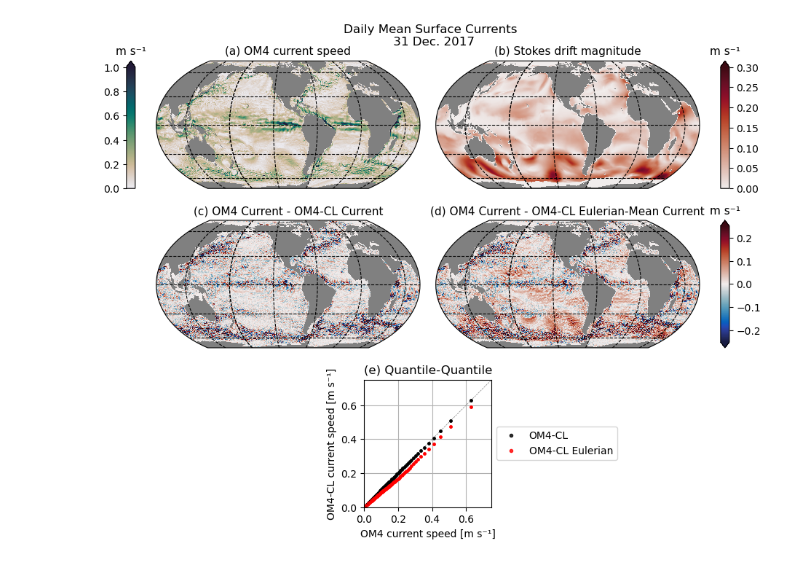
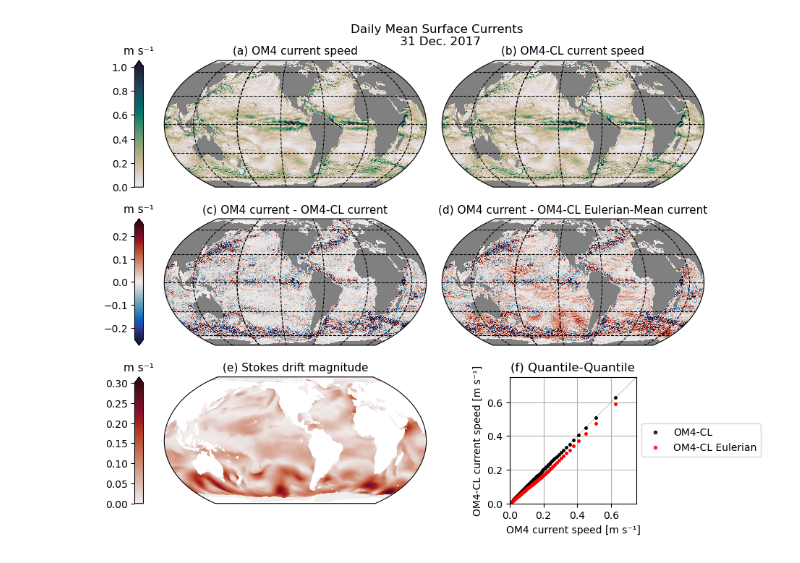
Before and after one commit to breichl/MOM6CL-Figures, a Jupyter notebook: OM4_Current_Differences_snapshot.ipynb, the cells around one changed output. Cells and saved outputs as stored; diff of their text form; code cells hidden in the pictures.

Commit message:
add OM4-CL current panel

```diff
--- a/OM4_Current_Differences_snapshot.ipynb
+++ b/OM4_Current_Differences_snapshot.ipynb
@@ -16,20 +17,20 @@ fig=plt.figure(figsize=(12, 7))
 
 projection = ccrs.EqualEarth(central_longitude=-100.0)
 
-ax1 = fig.add_axes([0.06, 0.5+3*0.25/4, D1, D2], projection=projection)
-ax2 = fig.add_axes([0.38, 3*0.25/4+0.5, D1, D2], projection=projection)
-ax3 = fig.add_axes([0.06, 0.25+0.25/2, D1, D2], projection=projection)
+ax1 = fig.add_axes([0.06, 3*0.25/4+0.50, D1, D2], projection=projection)
+ax2 = fig.add_axes([0.38, 3*0.25/4+0.50, D1, D2], projection=projection)
+ax3 = fig.add_axes([0.06, 2*0.25/4+0.25, D1, D2], projection=projection)
 ax4 = fig.add_axes([0.38, 2*0.25/4+0.25, D1, D2], projection=projection)
-ax5 = fig.add_axes([0.22, 0.25/4, D1, D2])
-ax5.set_aspect('equal')
+ax5 = fig.add_axes([0.06, 1*0.25/4+0.00, D1, D2], projection=projection)
+ax6 = fig.add_axes([0.38, 1*0.25/4+0.00, D1, D2])
+ax6.set_aspect('equal')
 
-axcb1 = fig.add_axes([0.15, 0.5+3*0.25/4, 0.01, D2])
-axcb2 = fig.add_axes([0.83, 0.5+3*0.25/4, 0.01, D2])
-axcb3 = fig.add_axes([0.83, 0.25+0.25/2, 0.01, D2])
+axcb1 = fig.add_axes([0.15, 0.50+3*0.25/4, 0.01, D2])
+axcb2 = fig.add_axes([0.15, 0.25+2*0.25/4, 0.01, D2])
+axcb3 = fig.add_axes([0.15, 0.00+1*0.25/4, 0.01, D2])
 
 cmap = cmocean.cm.rain
 cmap.set_bad(alpha=0)
-
 
 ax=ax1
 p1 = Snap.OM4_Umag.plot(x='geolon', y='geolat',
@@ -46,29 +47,20 @@ ax.set_title('(a) OM4 current speed', fontsize=11)
 
 cb = plt.colorbar(p1, cax=axcb1, orientation='vertical', extend='max')
 cb.ax.set_title(r'm s⁻¹', fontsize=11)
-axcb1.yaxis.set_ticks_position('left')
-axcb1.yaxis.set_label_position('left')
 
 
 ax=ax2
+p2 = Snap.OM4CL_Umag.plot(x='geolon', y='geolat',
+                          vmin=0., vmax=1, cmap=cmap,
+                          transform=ccrs.PlateCarree(),
+                          add_labels=False,
+                          add_colorbar=False,
+                          ax=ax,
+                          shading="auto",
+                          rasterized=True,
+                          zorder=-20)
 
-cmap2 = cmocean.cm.amp
-cmap2.set_bad(alpha=0)
-
-p2 = Snap.OM4CL_Umag_Stk.plot(x='geolon', y='geolat',
-                              vmin=0., vmax=0.3, cmap=cmap2,
-                              transform=ccrs.PlateCarree(),
-                              add_labels=False,
-                              add_colorbar=False,
-                              ax=ax,
-                              shading="auto",
-                              rasterized=True,
-                              zorder=-20)
-
-ax.set_title('(b) Stokes drift magnitude', fontsize=11)
-
-cb = plt.colorbar(p2, cax=axcb2, orientation='vertical', extend='max')
-cb.ax.set_title(r'm s⁻¹', fontsize=11)
+ax.set_title('(b) OM4-CL current speed', fontsize=11)
 
 
 ax=ax3
@@ -86,7 +78,7 @@ cmap3.set_bad(alpha=0)
                                      rasterized=True,
                                      zorder=-20)
 
-ax.set_title('(c) OM4 Current - OM4-CL Current', fontsize=11)
+ax.set_title('(c) OM4 current - OM4-CL current', fontsize=11)
 
 
 ax=ax4
@@ -101,45 +93,70 @@ p3 = (Snap.OM4_Umag-Snap.OM4CL_Umag_Eul).plot(x='geolon', y='geolat',
                                               rasterized=True,
                                               zorder=-20)
 
-ax.set_title('(d) OM4 Current - OM4-CL Eulerian-Mean Current', fontsize=11)
+ax.set_title('(d) OM4 current - OM4-CL Eulerian-Mean current', fontsize=11)
 
-cb = plt.colorbar(p3, cax=axcb3, orientation='vertical', extend='both')
+cb = plt.colorbar(p3, cax=axcb2, orientation='vertical', extend='both')
 cb.ax.set_title(r'm s⁻¹', fontsize=11)
 
 
 ax=ax5
+
+cmap2 = cmocean.cm.amp
+cmap2.set_bad(alpha=0)
+
+p2 = Snap.OM4CL_Umag_Stk.plot(x='geolon', y='geolat',
+                              vmin=0., vmax=0.3, cmap=cmap2,
+                              transform=ccrs.PlateCarree(),
+                              add_labels=False,
+                              add_colorbar=False,
+                              ax=ax,
+                              shading="auto",
+                              rasterized=True,
+                              zorder=-20)
+
+ax.set_title('(e) Stokes drift magnitude', fontsize=11)
+
+cb = plt.colorbar(p2, cax=axcb3, orientation='vertical', extend='max')
+cb.ax.set_title(r'm s⁻¹', fontsize=11)
+
+
+ax=ax6
 
 ax.plot([-10, 10], [-10, 10], '--', color='gray', linewidth=0.5)
 FM1 = 'k.'
 FM2 = 'r.'
 ax.plot(0, 1e1, FM1, alpha=0.8, label='OM4-CL')
 ax.plot(0, 1e1, FM2, alpha=0.8, label='OM4-CL Eulerian')
 
 for q in range(100):
     ax.plot(np.nanpercentile(Snap.OM4_Umag, q),
             np.nanpercentile(Snap.OM4CL_Umag, q),
             FM1, markersize=5)
     ax.plot(np.nanpercentile(Snap.OM4_Umag, q),
             np.nanpercentile(Snap.OM4CL_Umag_Eul, q),
             FM2, markersize=5)
 
 LM = [0, 0.75]
 ax.set(xlim=LM, ylim=LM,
-       title='(e) Quantile-Quantile',
+       title='(f) Quantile-Quantile',
        xlabel='OM4 current speed [m s⁻¹]',
        ylabel='OM4-CL current speed [m s⁻¹]')
 ax.legend(loc='center left', bbox_to_anchor=(1, 0.5))
 ax.grid(True)
 ax.set_aspect('equal')
 
 for ax in [ax1, ax2, ax3, ax4]:
     ax.set_facecolor('grey')
     ax.gridlines(color='black', linestyle='--')
 
+for axcb in [axcb1, axcb2, axcb3]:
+    axcb.yaxis.set_ticks_position('left')
+    axcb.yaxis.set_label_position('left')
+
 fig.suptitle('Daily Mean Surface Currents \n 31 Dec. 2017', y=1.01)
 
 fig.savefig('./figure_1.pdf', dpi=320,
             bbox_inches='tight',
             pad_inches=0.02);
 # %% [output]
-[figure, old version]
+[figure, new version]
```
Also changed, not shown: parts of 1 cell of this notebook, 1 other file.
